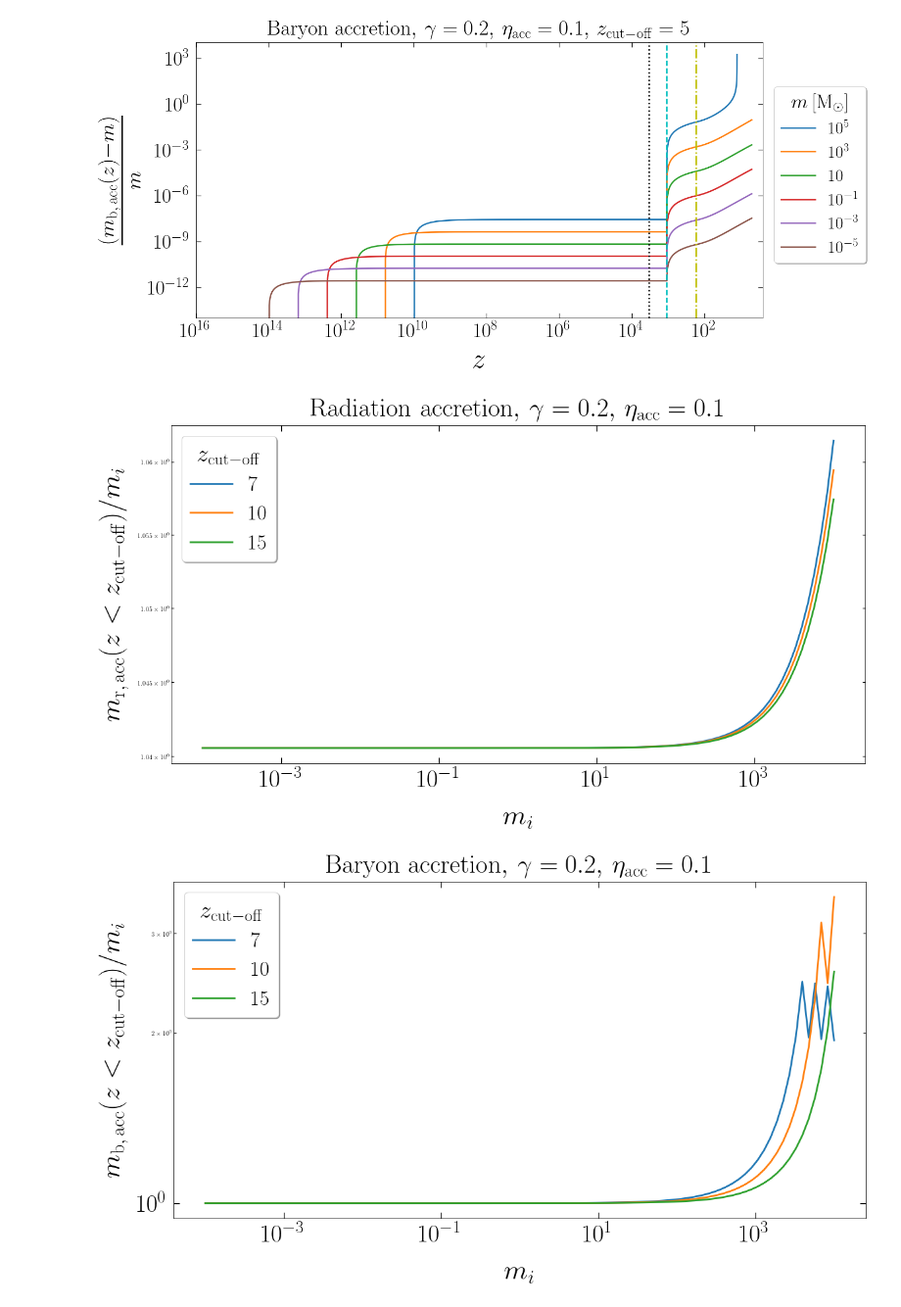
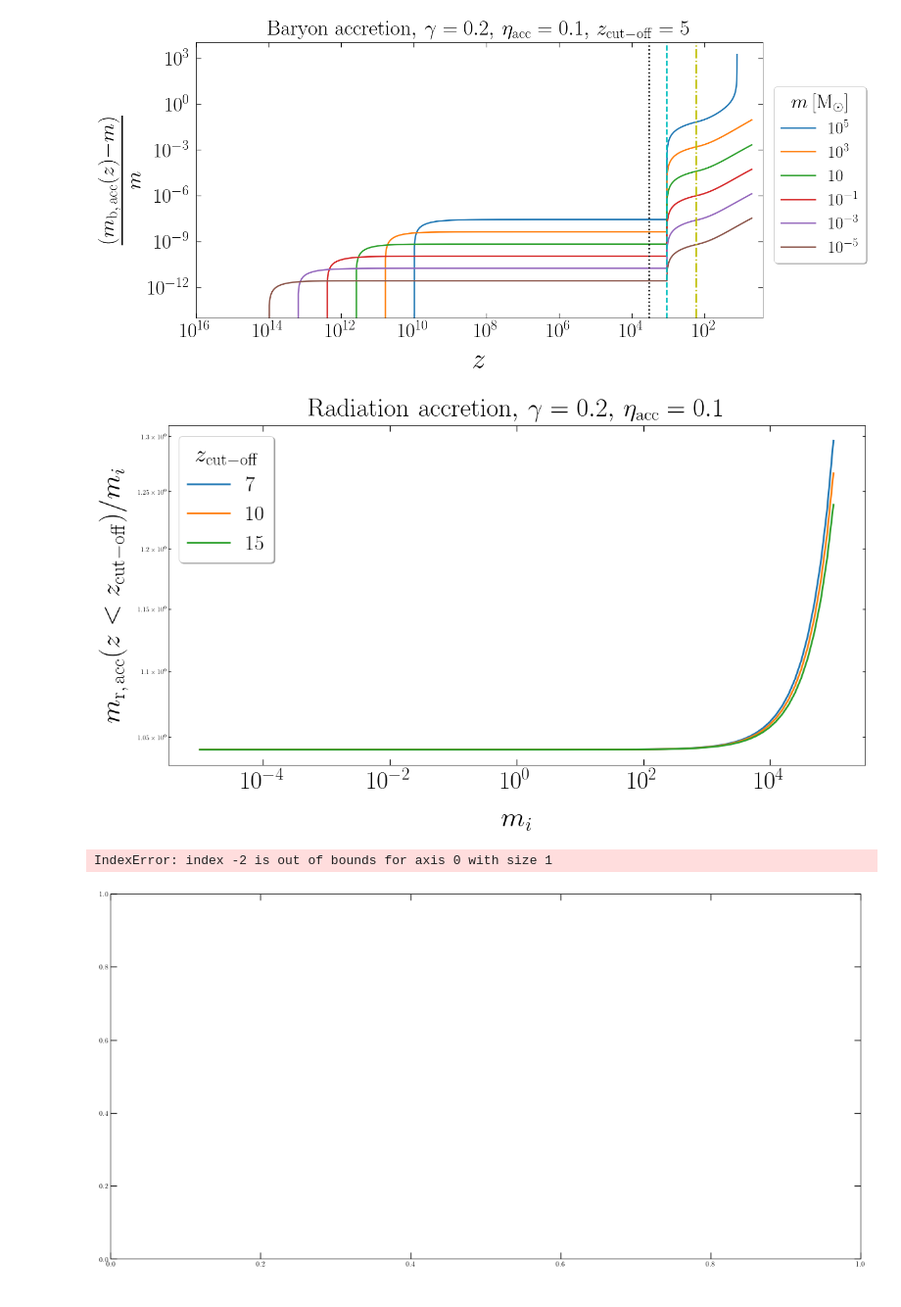
Before and after one commit to pratibhajangra591/project-2, a Jupyter notebook: acc_error_tracking.ipynb, the cells around one changed output. Shown at 98% size. Drawn from its saved outputs; the diff is of its cells as text; code cells hidden in the pictures.

```diff
--- a/acc_error_tracking.ipynb
+++ b/acc_error_tracking.ipynb
@@ -62,7 +62,7 @@ def m_bacc(t, m):
 # Radiation accretion in radiation domination to upto z_cut-off = 5.
 
 
-m_arr = np.geomspace(1e4, 1e-4, 6)
+m_arr = np.geomspace(1e5, 1e-5, 6)
 
 
 colors = ['C0', 'C1','C2','C3','C4', 'C5']
@@ -272,7 +272,7 @@ plt.show()
 # m_f(z < z_cut-off)/m_i
 
 m_spacing = 100
-mi_arr = np.geomspace(1e4, 1e-4, m_spacing)
+mi_arr = np.geomspace(1e5, 1e-5, m_spacing)
 
 
 
@@ -364,13 +364,13 @@ plt.title(r'Radiation accretion$,\, \gamma = 0.2, \,\eta_\mathrm{acc} = 0.1$', f
 plt.savefig('racc_z_diff_cutoff.pdf', bbox_inches = 'tight')
 plt.show()
 # %% [output]
-[figure, old version]
+[figure, new version]
 # %%
 # Baryon accretion in radiation domination for different values of z_cut-off.
 # m_f(z < z_cut-off)/m_i
 
 m_spacing = 100
-mi_arr = np.geomspace(1e4, 1e-4, m_spacing)
+mi_arr = np.geomspace(1e5, 1e-5, m_spacing)
 
 
 
@@ -437,31 +437,32 @@ for i, (z_cut, color) in enumerate(zip(z_cut_arr, colors)):
         sol5 = solve_ivp(m_bacc, t_span = [t5[0], t5[-1]], y0 = [y_5i],method = 'DOP853',  t_eval = t5, first_step = 1, max_step = 5)
         t5 = sol5.t
         y5 = sol5.y[0]
 
 
         #print("t5 =", t5, )
         mf_arr[j] = y5[-2]
 
     ax.loglog(mi_arr, np.divide(mf_arr, mi_arr))
 
 
 
 
 ax.tick_params(axis='x', pad = 9.9)
 ax.tick_params(axis='y', pad = 9.9)
 ax.yaxis.set_tick_params(labelsize=20)
 plt.xticks(fontsize = 38)
 plt.yticks(fontsize = 38)
 plt.xlabel('$m_{i}$',fontsize = 43, labelpad = 20)
 plt.ylabel(r'$m_\mathrm{b, \, acc}(z < z_\mathrm{cut-off})/m_{i} $',fontsize = 43, labelpad = 14)
 plt.legend(['$7$', '$10$', '$15$'],
            prop = {'size':32}, loc = 'upper left', shadow = True,
            title = '$z_\mathrm{cut-off}$' ,
            title_fontsize = 37, facecolor = 'white', fontsize = 65)
 #plt.xlim(1e16, 0.5*z_cut_off)
 plt.xscale('log')
 plt.title(r'Baryon accretion$,\, \gamma = 0.2, \,\eta_\mathrm{acc} = 0.1$', fontsize = 40, pad = 13)
 #plt.savefig('bacc_z_diff_cutoff.pdf', bbox_inches = 'tight')
 plt.show()
 # %% [output]
+IndexError: index -2 is out of bounds for axis 0 with size 1
-[figure, old version]
+[figure, new version]
```
Also changed, not shown: parts of 1 cell of this notebook.
